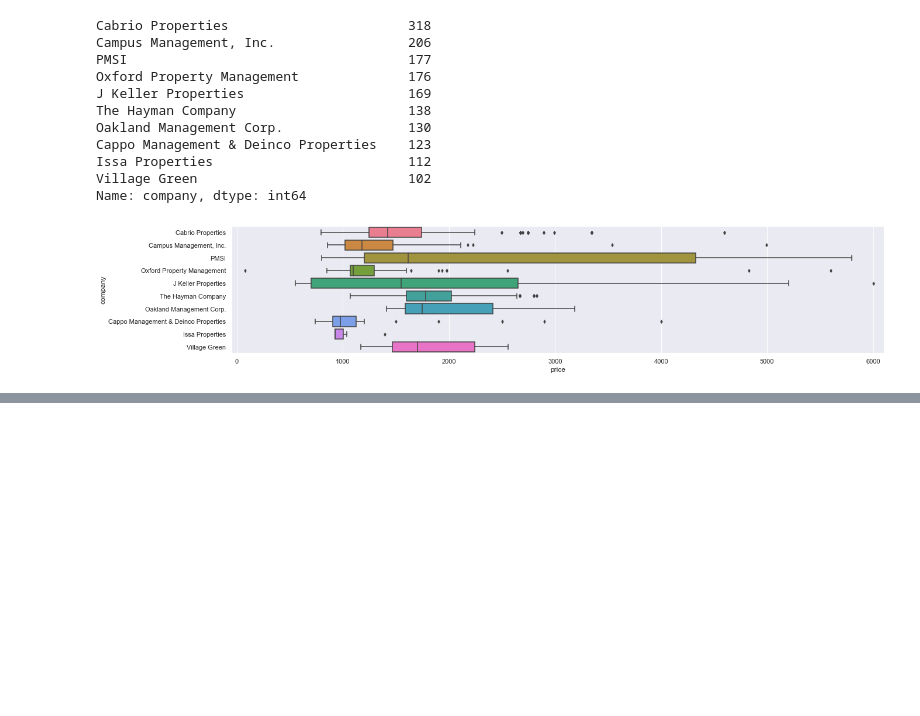
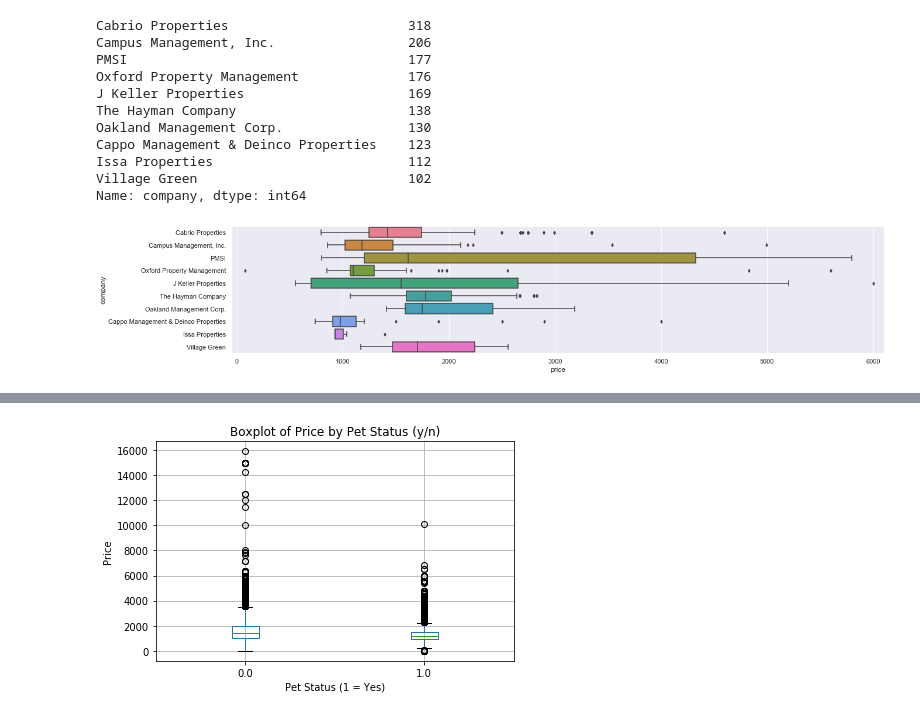
Before and after one commit to lilyzhai/housing-survey, a Jupyter notebook: EDA/EDA-Eric.ipynb, the cells around one changed output, grey strips where cells are left out. Drawn from its saved outputs; the diff is of its cells as text; code cells hidden in the pictures; blank space fills up the shorter version.

```diff
--- a/EDA/EDA-Eric.ipynb
+++ b/EDA/EDA-Eric.ipynb
@@ -85,0 +137,9 @@ Name: company, dtype: int64
+# %%
+df.boxplot(column='price', by='pets')
+plt.suptitle('') # removed default subtitle, it overlaps with title
+plt.title('Boxplot of Price by Pet Status (y/n)')
+plt.xlabel('Pet Status (1 = Yes)')
+plt.ylabel('Price')
+plt.tight_layout()
+# %% [output]
+[figure, added]
```
Also changed, not shown: parts of 12 cells of this notebook.
